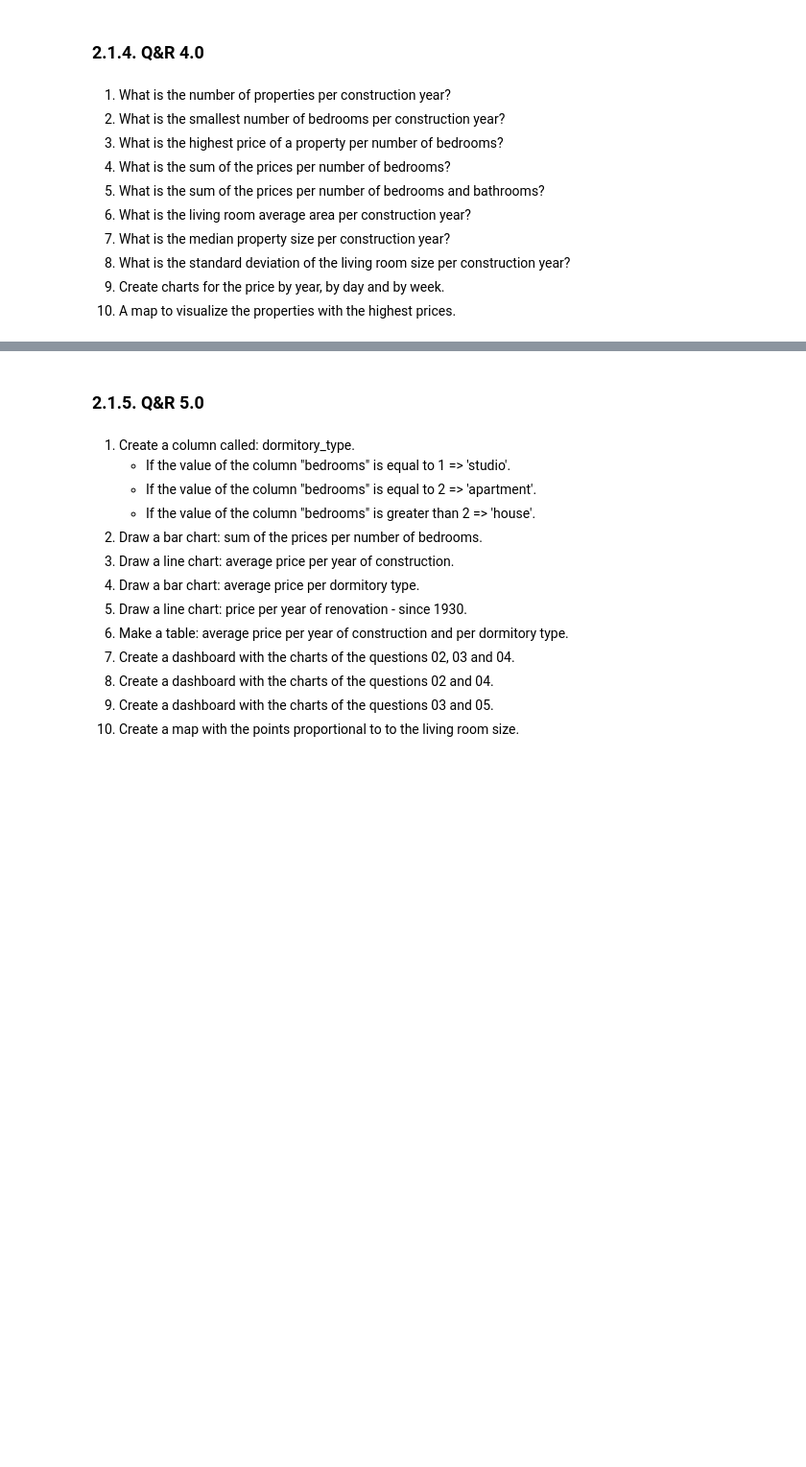
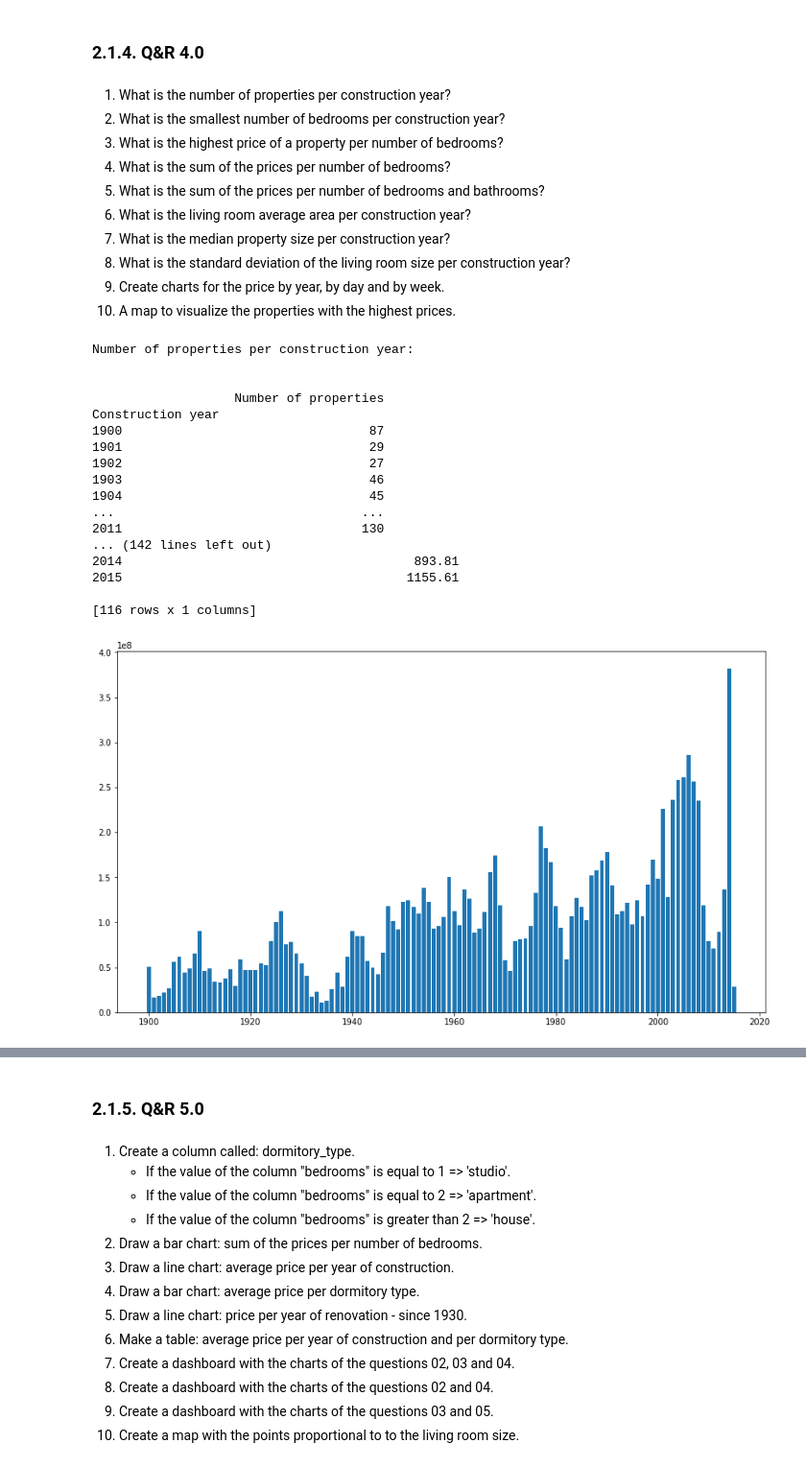
Before and after one commit to lucasquemelli/House_Rocket, a Jupyter notebook: house_rocket_insight.ipynb, the cells around one changed output, grey strips where cells are left out. Shown at 96% size. Cells and saved outputs as stored; diff of their text form; code cells hidden in the pictures; blank space fills up the shorter version.

```diff
--- a/house_rocket_insight.ipynb
+++ b/house_rocket_insight.ipynb
@@ -875,30 +1081,61 @@ def question_seven(dataset):
     print(median_liv)
 
     return median_liv
 
 def question_eight(dataset):
     std_liv = dataset[['sqft_living','yr_built']].groupby('yr_built').std()
     std_liv.rename(columns={'sqft_living': "Living room standard deviation"}, inplace=True)
     std_liv.index.name = "Construction year"
     print("\n\nLiving room standard deviation per construction year:\n\n")
     print(std_liv)
 
     return std_liv
 
+def question_nine(data):
+    df4 = data.copy()
+    df4['yr_built'] = pd.to_datetime(df4['yr_built']).dt.year
+    price_year = df4[['price','yr_built']].groupby('yr_built').sum().reset_index()
+
+    plt.figure(figsize=(14,8))
+    plt.bar(price_year['yr_built'],price_year['price'])
+
+    return df4
+
 if __name__ == '__main__':
 
     per_yr = question_one(dataset)
 
     min_bed_yr = question_two(dataset)
 
     max_price_bed = question_three(data)
 
     sum_price_bed = question_four(data)
 
     bed_bath = question_five(data)
 
     mean_liv = question_six(dataset)
 
     median_liv = question_seven(dataset)
 
     std_liv = question_eight(dataset)
+
+    df4 = question_nine(data)
+# %% [output]
+Number of properties per construction year:
+
+
+                   Number of properties
+Construction year
+1900                                 87
+1901                                 29
+1902                                 27
+1903                                 46
+1904                                 45
+...                                 ...
+2011                                130
+... (142 lines left out)
+2014                                       893.81
+2015                                      1155.61
+
+[116 rows x 1 columns]
+[figure, added]
```
Also changed, not shown: parts of 16 cells of this notebook.
